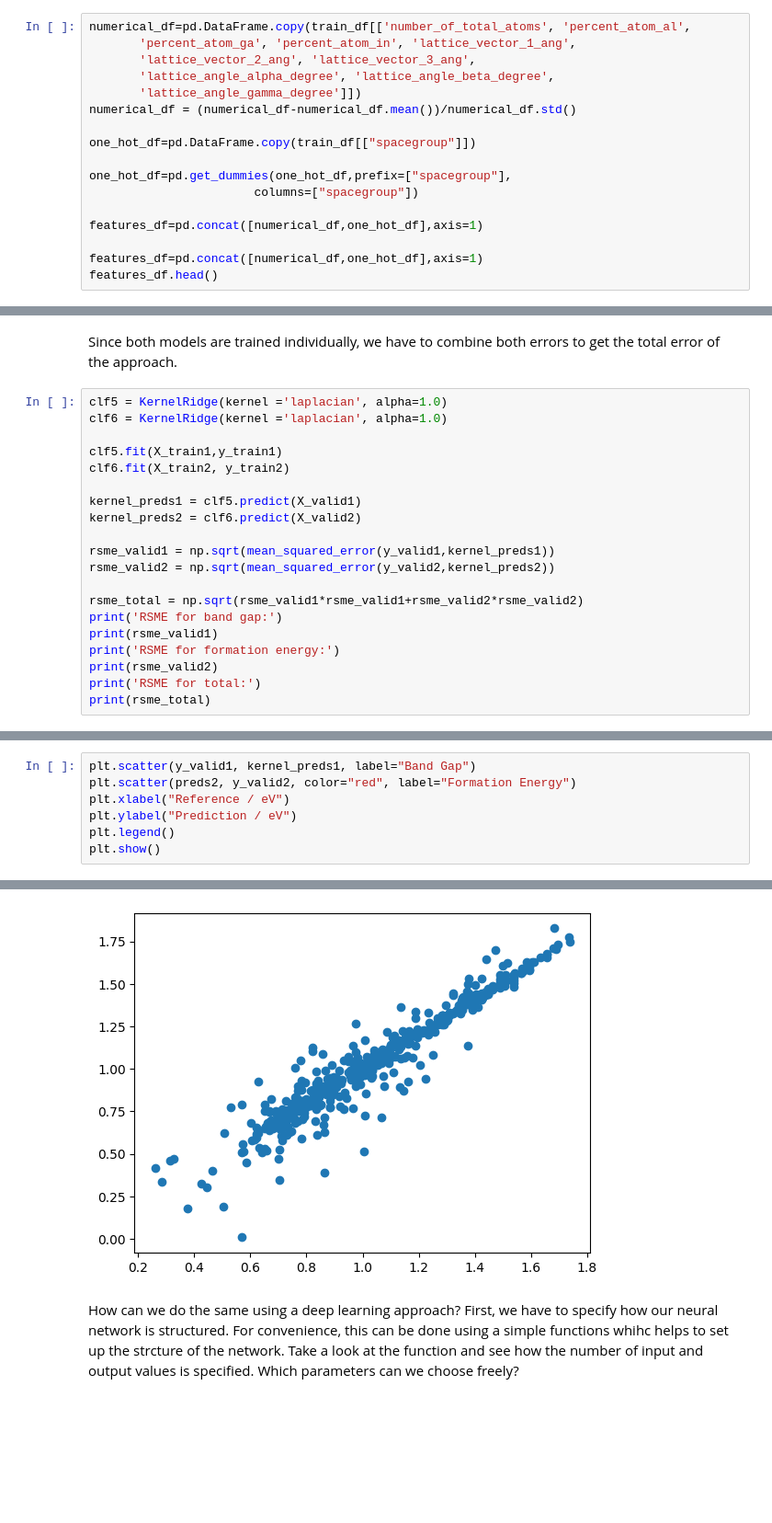
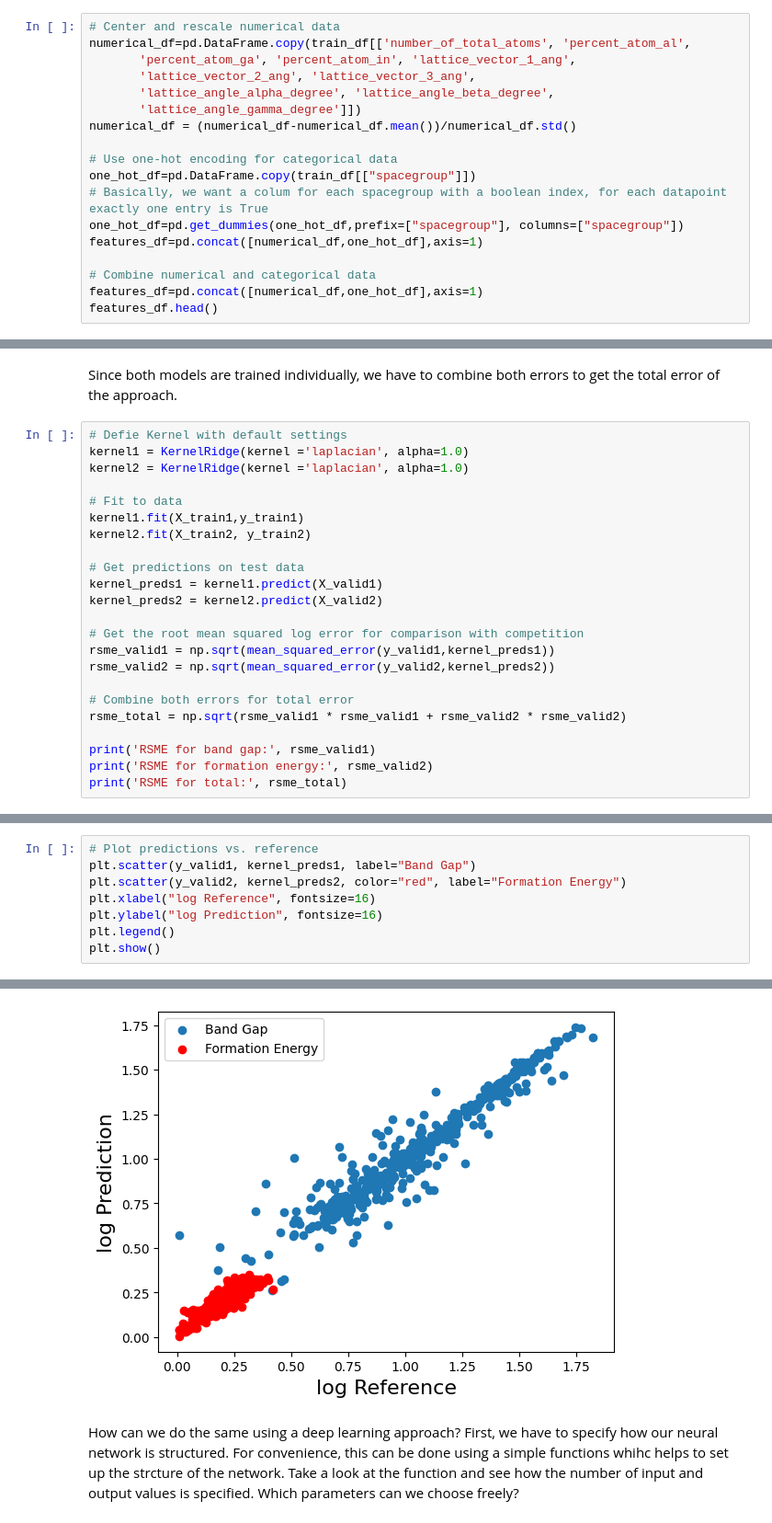
Before and after one commit to dgolze/m19_notebooks, a Jupyter notebook: exercises/deep_learning_chemistry/deep_learning_chemistry.ipynb, the cells around one changed output, grey strips where cells are left out. Shown at 92% size. Drawn from its saved outputs; the diff is of its cells as text; blank space fills up the shorter version.

```diff
--- a/exercises/deep_learning_chemistry/deep_learning_chemistry.ipynb
+++ b/exercises/deep_learning_chemistry/deep_learning_chemistry.ipynb
@@ -76,6 +80,7 @@ Targets_df.head()
 # %% [markdown]
 Our input data contains very different parameter, both in type and value. Thus, we have to think about how we present this data in the most informative way to our model before anything else. A typical approach in data preprocessing is to transform the data by e.g. using a relative value instead of absoulte quantities. Furthermore, categorical data like the spacegroup can be cast into a much more powerful representation by using a "one-hot-encoding", which means that every value is represented by a binary value (True/False, 1/0) in a vector.
 # %%
+# Center and rescale numerical data
 numerical_df=pd.DataFrame.copy(train_df[['number_of_total_atoms', 'percent_atom_al',
        'percent_atom_ga', 'percent_atom_in', 'lattice_vector_1_ang',
        'lattice_vector_2_ang', 'lattice_vector_3_ang',
@@ -83,13 +88,13 @@ numerical_df=pd.DataFrame.copy(train_df[['number_of_total_atoms', 'percent_atom_
        'lattice_angle_gamma_degree']])
 numerical_df = (numerical_df-numerical_df.mean())/numerical_df.std()
 
+# Use one-hot encoding for categorical data
 one_hot_df=pd.DataFrame.copy(train_df[["spacegroup"]])
-
-one_hot_df=pd.get_dummies(one_hot_df,prefix=["spacegroup"],
-                       columns=["spacegroup"])
-
+# Basically, we want a colum for each spacegroup with a boolean index, for each datapoint exactly one entry is True
+one_hot_df=pd.get_dummies(one_hot_df,prefix=["spacegroup"], columns=["spacegroup"])
 features_df=pd.concat([numerical_df,one_hot_df],axis=1)
 
+# Combine numerical and categorical data
 features_df=pd.concat([numerical_df,one_hot_df],axis=1)
 features_df.head()
 # %% [output]
@@ -110,23 +117,26 @@ X_train2, X_valid2, y_train2, y_valid2 = train_test_split(features_df, Y2, test_
 # %% [markdown]
 Since both models are trained individually, we have to combine both errors to get the total error of the approach.
 # %%
-clf5 = KernelRidge(kernel ='laplacian', alpha=1.0)
-clf6 = KernelRidge(kernel ='laplacian', alpha=1.0)
+# Defie Kernel with default settings
+kernel1 = KernelRidge(kernel ='laplacian', alpha=1.0)
+kernel2 = KernelRidge(kernel ='laplacian', alpha=1.0)
 
-clf5.fit(X_train1,y_train1)
-clf6.fit(X_train2, y_train2)
+# Fit to data
+kernel1.fit(X_train1,y_train1)
+kernel2.fit(X_train2, y_train2)
 
-kernel_preds1 = clf5.predict(X_valid1)
-kernel_preds2 = clf6.predict(X_valid2)
+# Get predictions on test data
+kernel_preds1 = kernel1.predict(X_valid1)
+kernel_preds2 = kernel2.predict(X_valid2)
 
+# Get the root mean squared log error for comparison with competition
 rsme_valid1 = np.sqrt(mean_squared_error(y_valid1,kernel_preds1))
 rsme_valid2 = np.sqrt(mean_squared_error(y_valid2,kernel_preds2))
 
-rsme_total = np.sqrt(rsme_valid1*rsme_valid1+rsme_valid2*rsme_valid2)
-print('RSME for band gap:')
-print(rsme_valid1)
-print('RSME for formation energy:')
-print(rsme_valid2)
-print('RSME for total:')
-print(rsme_total)
+# Combine both errors for total error
+rsme_total = np.sqrt(rsme_valid1 * rsme_valid1 + rsme_valid2 * rsme_valid2)
+
+print('RSME for band gap:', rsme_valid1)
+print('RSME for formation energy:', rsme_valid2)
+print('RSME for total:', rsme_total)
 # %% [output]
@@ -139,8 +146,9 @@ RSME for total:
 # %%
+# Plot predictions vs. reference
 plt.scatter(y_valid1, kernel_preds1, label="Band Gap")
-plt.scatter(preds2, y_valid2, color="red", label="Formation Energy")
-plt.xlabel("Reference / eV")
-plt.ylabel("Prediction / eV")
+plt.scatter(y_valid2, kernel_preds2, color="red", label="Formation Energy")
+plt.xlabel("log Reference", fontsize=16)
+plt.ylabel("log Prediction", fontsize=16)
 plt.legend()
 plt.show()
 # %% [output]
@@ -148,4 +155,4 @@ plt.show()
-[figure, old version]
+[figure, new version]
 # %% [markdown]
 How can we do the same using a deep learning approach? First, we have to specify how our neural network is structured. For convenience, this can be done using a simple functions whihc helps to set up the strcture of the network. Take a look at the function and see how the number of input and output values is specified. Which parameters can we choose freely?
 # %%
```
Also changed, not shown: parts of 23 cells of this notebook.
